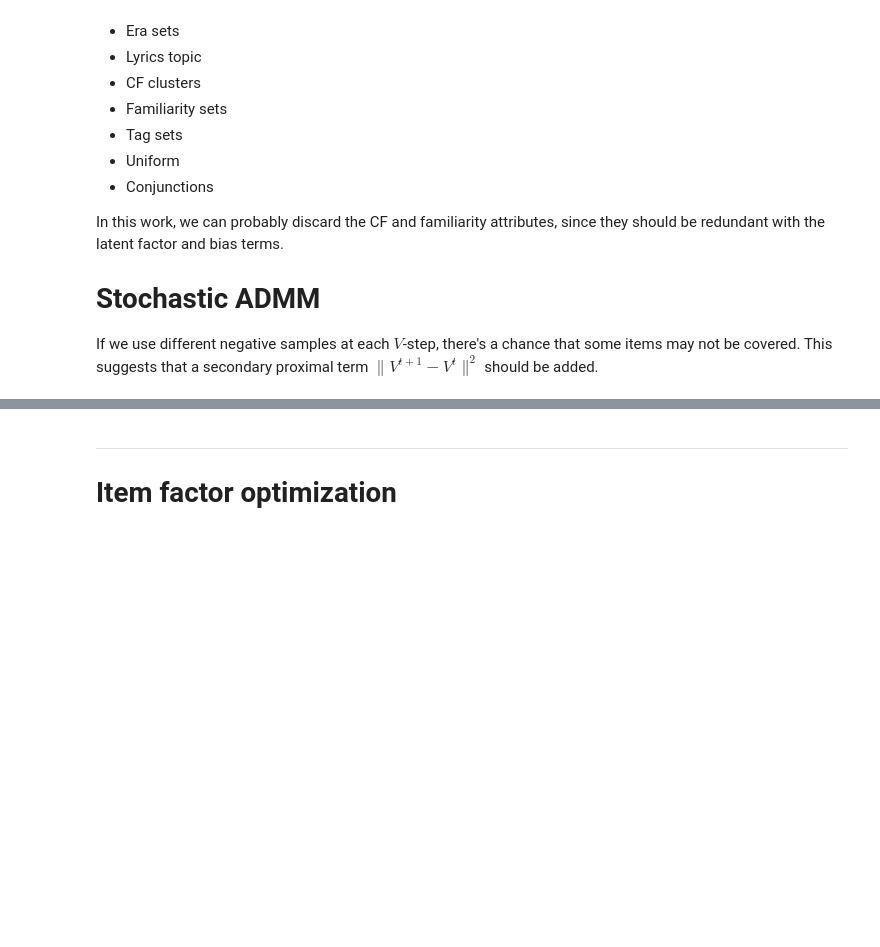
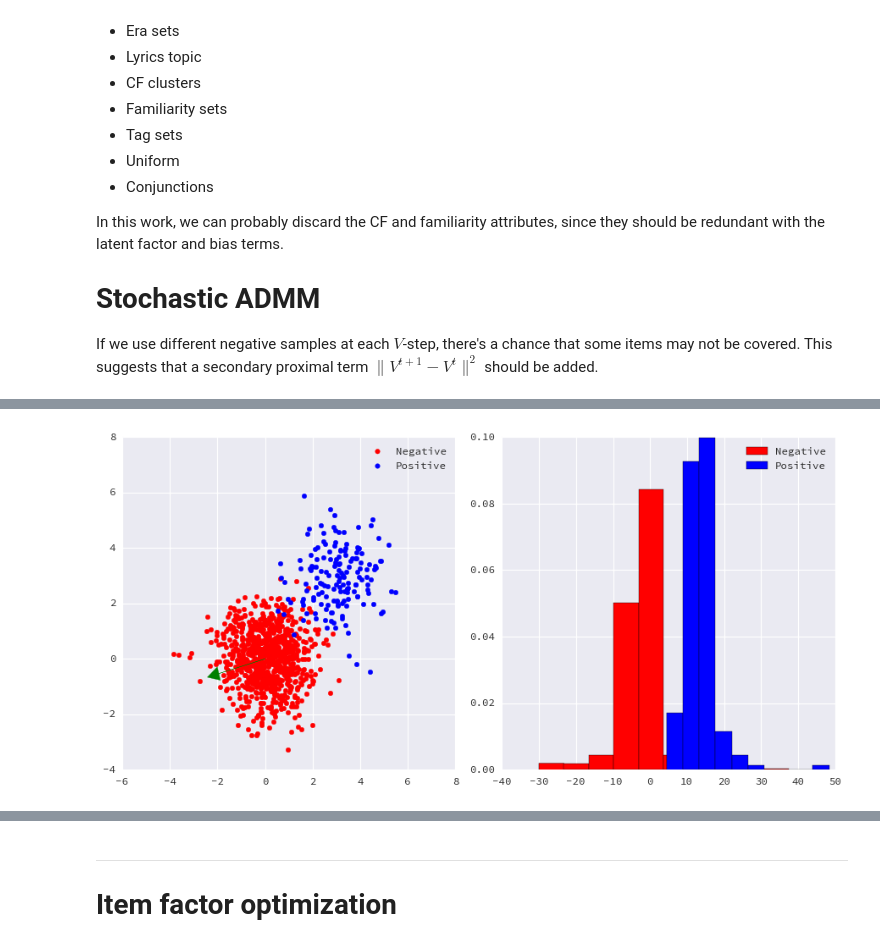
Before and after one commit to bmcfee/playlist_recommender, a Jupyter notebook: notes/Playlist recommender.ipynb, the cells around one changed output, grey strips where cells are left out. Cells and saved outputs as stored; diff of their text form; code cells hidden in the pictures; blank space fills up the shorter version.

```diff
--- a/notes/Playlist recommender.ipynb
+++ b/notes/Playlist recommender.ipynb
@@ -381,3 +375,19 @@ plt.plot(beta[:50], color='r', linestyle='--')
+# %%
+plt.figure()
+plt.subplot(121)
+plt.scatter(v[y<0,0], v[y<0,1], color='r', marker='o', label='Negative')
+plt.scatter(v[y>0,0], v[y>0,1], color='b', marker='o', label='Positive')
+plt.arrow(0, 0, u[0], u[1], color='g', head_width=0.5, head_length=0.5)
+plt.legend()
+
+plt.subplot(122)
+plt.hist(v[y<0].dot(x_user) + xb[y<0],  color='r', normed=True, label='Negative')
+plt.hist(v[y>0].dot(x_user) + xb[y>0],  color='b', normed=True, label='Positive')
+plt.legend()
+
+plt.tight_layout()
+# %% [output]
+[figure, added]
 # %%
 r = 27
 
```
Also changed, not shown: parts of 40 cells of this notebook, 2 other files.
